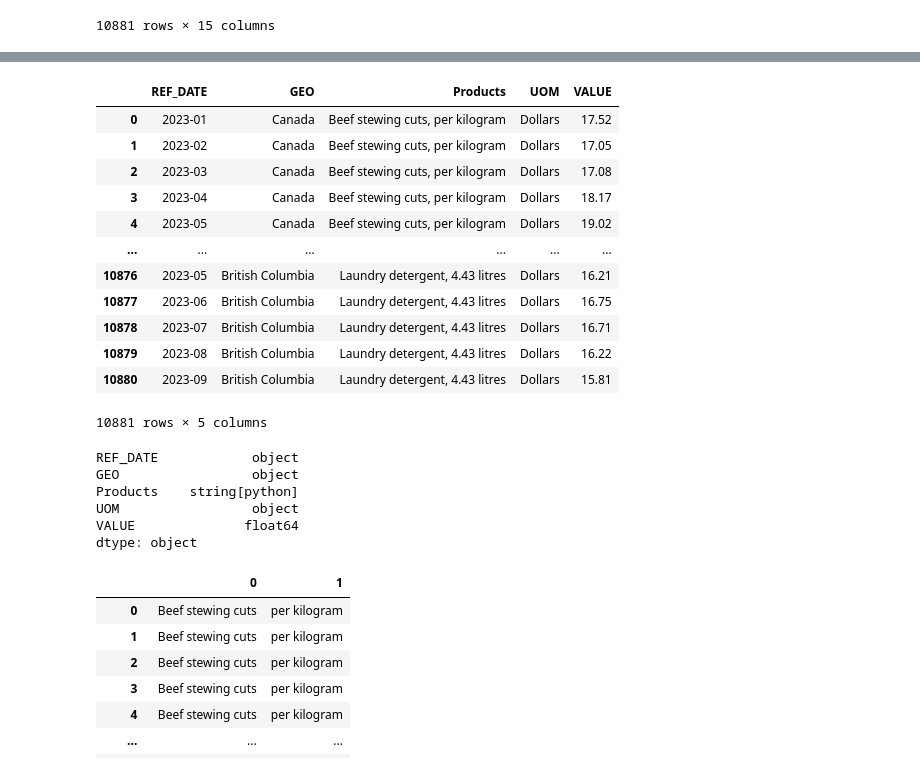
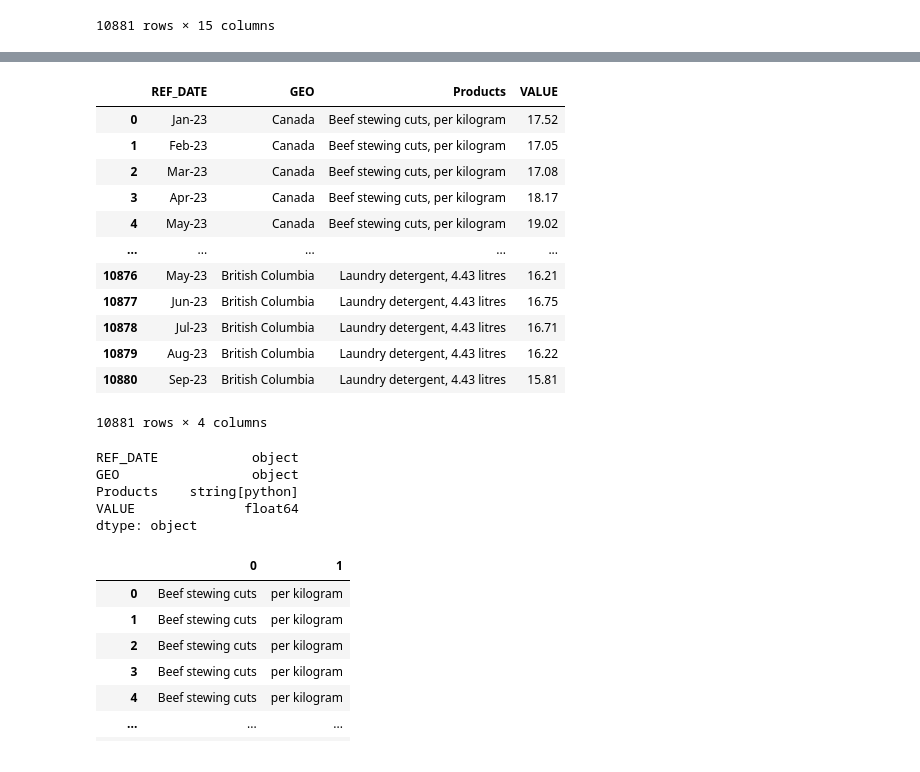
Before and after one commit to madiwiebe/ict-food-cost-planner-project, a Jupyter notebook: data_acquisition/variable_standardization.ipynb, the cells around one changed output, grey strips where cells are left out. Saved outputs shown, nothing was run; the diff lists cells and outputs as text; code cells hidden in the pictures.

```diff
--- a/data_acquisition/variable_standardization.ipynb
+++ b/data_acquisition/variable_standardization.ipynb
@@ -116,22 +116,22 @@ DECIMALS           int64
 dtype: object
 # %%
 # filter for variables of interest
-monthly_avg_retail_prices_2023 = monthly_avg_retail_prices_2023[['REF_DATE', 'GEO', 'Products', 'UOM', 'VALUE']]
+monthly_avg_retail_prices_2023 = monthly_avg_retail_prices_2023[['REF_DATE', 'GEO', 'Products', 'VALUE']]
 monthly_avg_retail_prices_2023
 # %% [output]
-|  | REF_DATE | GEO | Products | UOM | VALUE |
-| 0 | 2023-01 | Canada | Beef stewing cuts, per kilogram | Dollars | 17.52 |
-| 1 | 2023-02 | Canada | Beef stewing cuts, per kilogram | Dollars | 17.05 |
-| 2 | 2023-03 | Canada | Beef stewing cuts, per kilogram | Dollars | 17.08 |
-| 3 | 2023-04 | Canada | Beef stewing cuts, per kilogram | Dollars | 18.17 |
-| 4 | 2023-05 | Canada | Beef stewing cuts, per kilogram | Dollars | 19.02 |
-| ... | ... | ... | ... | ... | ... |
-| 10876 | 2023-05 | British Columbia | Laundry detergent, 4.43 litres | Dollars | 16.21 |
-| 10877 | 2023-06 | British Columbia | Laundry detergent, 4.43 litres | Dollars | 16.75 |
-| 10878 | 2023-07 | British Columbia | Laundry detergent, 4.43 litres | Dollars | 16.71 |
-| 10879 | 2023-08 | British Columbia | Laundry detergent, 4.43 litres | Dollars | 16.22 |
-| 10880 | 2023-09 | British Columbia | Laundry detergent, 4.43 litres | Dollars | 15.81 |
+|  | REF_DATE | GEO | Products | VALUE |
+| 0 | Jan-23 | Canada | Beef stewing cuts, per kilogram | 17.52 |
+| 1 | Feb-23 | Canada | Beef stewing cuts, per kilogram | 17.05 |
+| 2 | Mar-23 | Canada | Beef stewing cuts, per kilogram | 17.08 |
+| 3 | Apr-23 | Canada | Beef stewing cuts, per kilogram | 18.17 |
+| 4 | May-23 | Canada | Beef stewing cuts, per kilogram | 19.02 |
+| ... | ... | ... | ... | ... |
+| 10876 | May-23 | British Columbia | Laundry detergent, 4.43 litres | 16.21 |
+| 10877 | Jun-23 | British Columbia | Laundry detergent, 4.43 litres | 16.75 |
+| 10878 | Jul-23 | British Columbia | Laundry detergent, 4.43 litres | 16.71 |
+| 10879 | Aug-23 | British Columbia | Laundry detergent, 4.43 litres | 16.22 |
+| 10880 | Sep-23 | British Columbia | Laundry detergent, 4.43 litres | 15.81 |
-10881 rows × 5 columns
+10881 rows × 4 columns
 # %%
 # cast products column to string
 monthly_avg_retail_prices_2023 = monthly_avg_retail_prices_2023.astype({'Products':'string'})
@@ -140,7 +140,6 @@ monthly_avg_retail_prices_2023.dtypes
 REF_DATE            object
 GEO                 object
 Products    string[python]
-UOM                 object
 VALUE              float64
 dtype: object
 # %%
```
Also changed, not shown: parts of 43 cells of this notebook.
